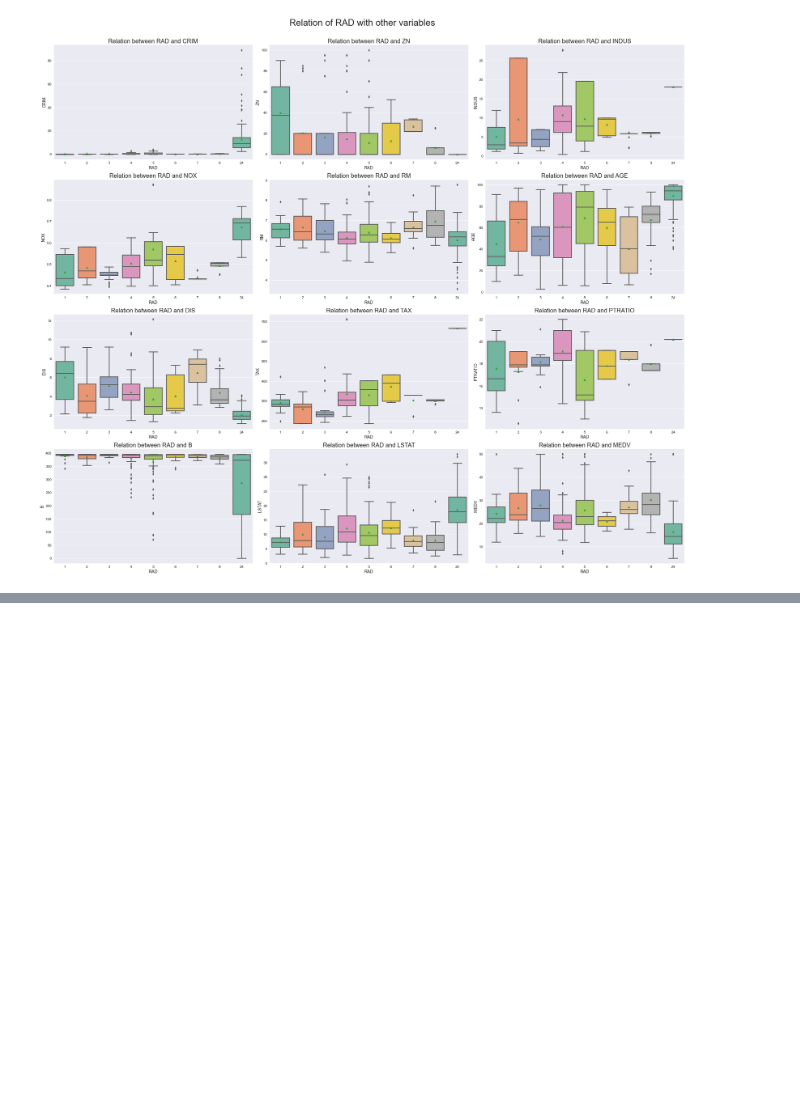
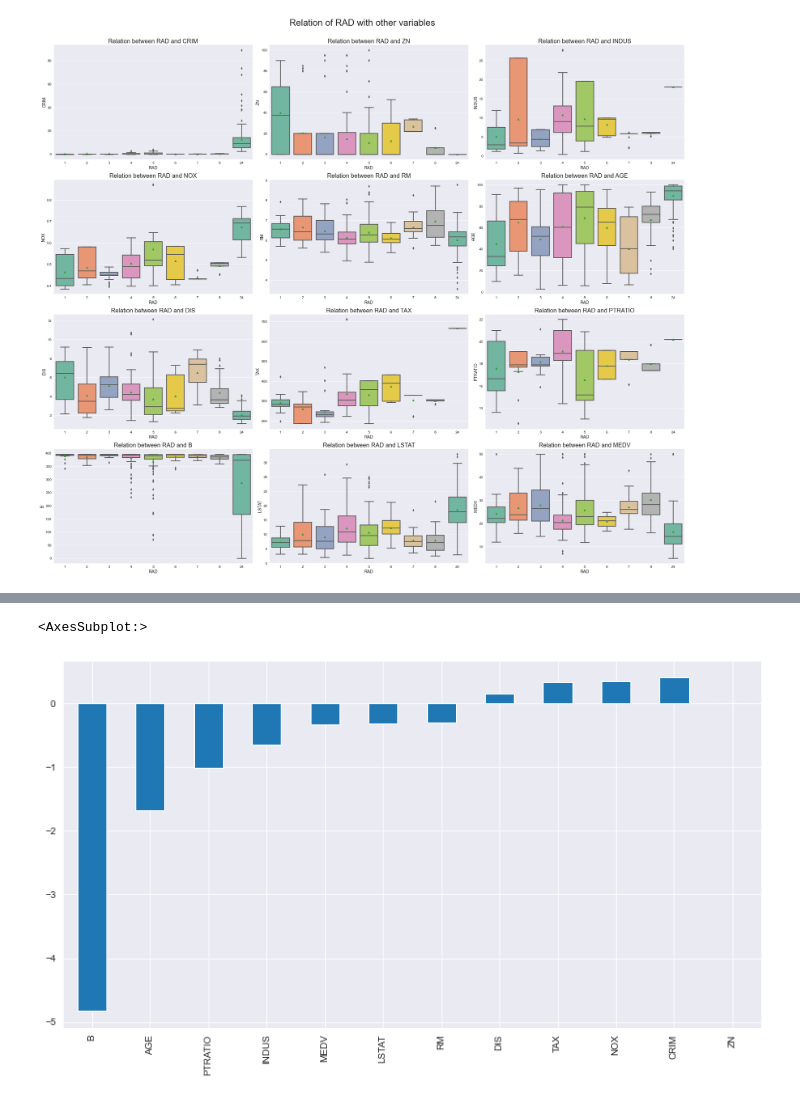
Before and after one commit to MdAliRaza/Housing, a Jupyter notebook: housing.ipynb, the cells around one changed output, grey strips where cells are left out. Saved outputs shown, nothing was run; the diff lists cells and outputs as text; code cells hidden in the pictures; blank space fills up the shorter version.

```diff
--- a/housing.ipynb
+++ b/housing.ipynb
@@ -268,0 +293,5 @@ plt.show()
+# %%
+log_df[num_col].skew().sort_values().plot(kind='bar', figsize=(13,7))
+# %% [output]
+<AxesSubplot:>
+[figure, added]
```
Also changed, not shown: parts of 7 cells of this notebook.
